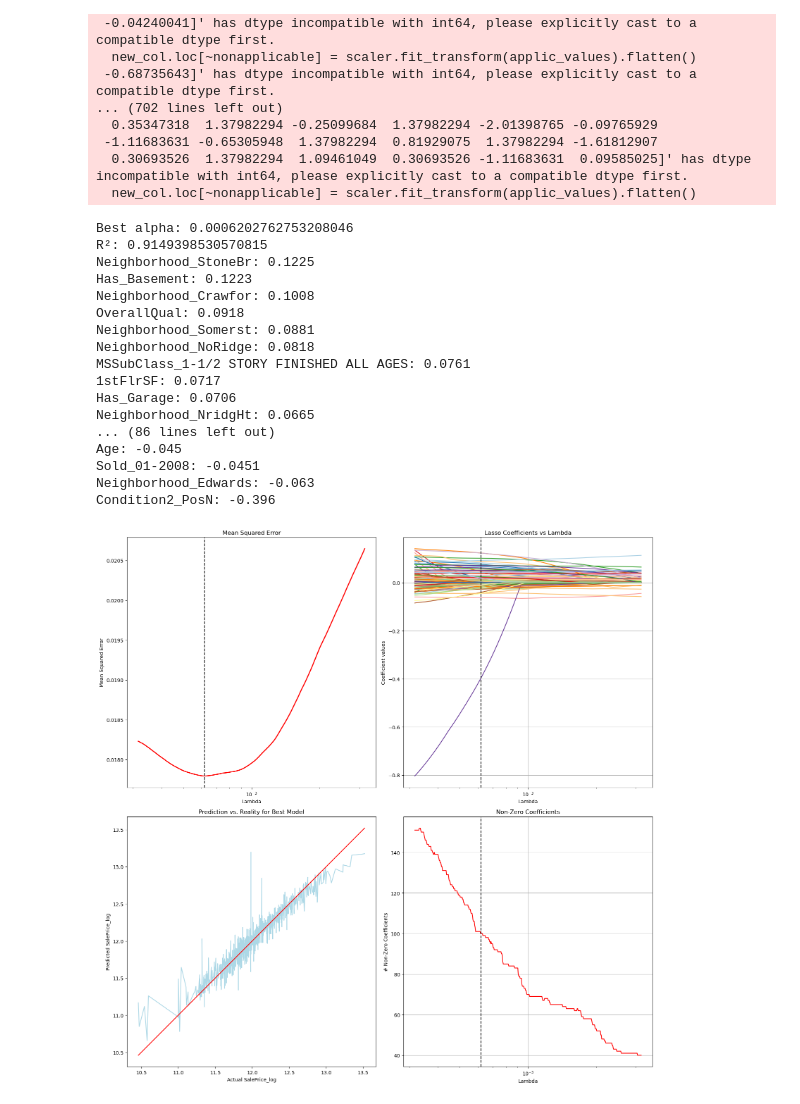
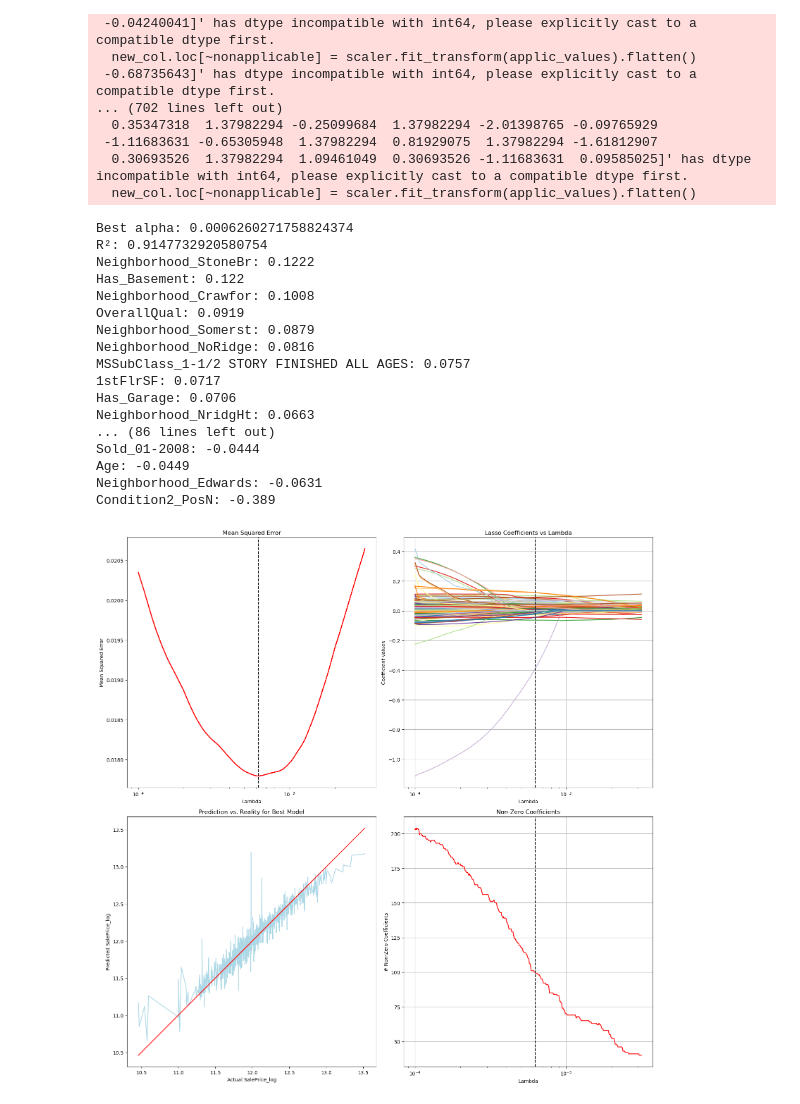
Before and after one commit to Interorm/ECMT3185-NumericalAssignment, a Jupyter notebook: analysis/Lasso.ipynb, the cells around one changed output. Drawn from its saved outputs; the diff is of its cells as text; code cells hidden in the pictures.

```diff
--- a/analysis/Lasso.ipynb
+++ b/analysis/Lasso.ipynb
@@ -169,23 +168,23 @@ X = X_prep
   0.30693526  1.37982294  1.09461049  0.30693526 -1.11683631  0.09585025]' has dtype incompatible with int64, please explicitly cast to a compatible dtype first.
   new_col.loc[~nonapplicable] = scaler.fit_transform(applic_values).flatten()
 # %%
-lasso_model = RegrLasso(Y, X, alpha=np.logspace(-3.5,-2.5,500))
+lasso_model = RegrLasso(Y, X, alpha=np.logspace(-4,-2.5,500))
 # %% [output]
-Best alpha: 0.0006202762753208046
-R²: 0.9149398530570815
-Neighborhood_StoneBr: 0.1225
-Has_Basement: 0.1223
+Best alpha: 0.0006260271758824374
+R²: 0.9147732920580754
+Neighborhood_StoneBr: 0.1222
+Has_Basement: 0.122
 Neighborhood_Crawfor: 0.1008
-OverallQual: 0.0918
-Neighborhood_Somerst: 0.0881
-Neighborhood_NoRidge: 0.0818
-MSSubClass_1-1/2 STORY FINISHED ALL AGES: 0.0761
+OverallQual: 0.0919
+Neighborhood_Somerst: 0.0879
+Neighborhood_NoRidge: 0.0816
+MSSubClass_1-1/2 STORY FINISHED ALL AGES: 0.0757
 1stFlrSF: 0.0717
 Has_Garage: 0.0706
-Neighborhood_NridgHt: 0.0665
+Neighborhood_NridgHt: 0.0663
 ... (86 lines left out)
-Age: -0.045
-Sold_01-2008: -0.0451
-Neighborhood_Edwards: -0.063
-Condition2_PosN: -0.396
+Sold_01-2008: -0.0444
+Age: -0.0449
+Neighborhood_Edwards: -0.0631
+Condition2_PosN: -0.389
-[figure, old version]
+[figure, new version]
```
Also changed, not shown: parts of 7 cells of this notebook, 1 other file.
